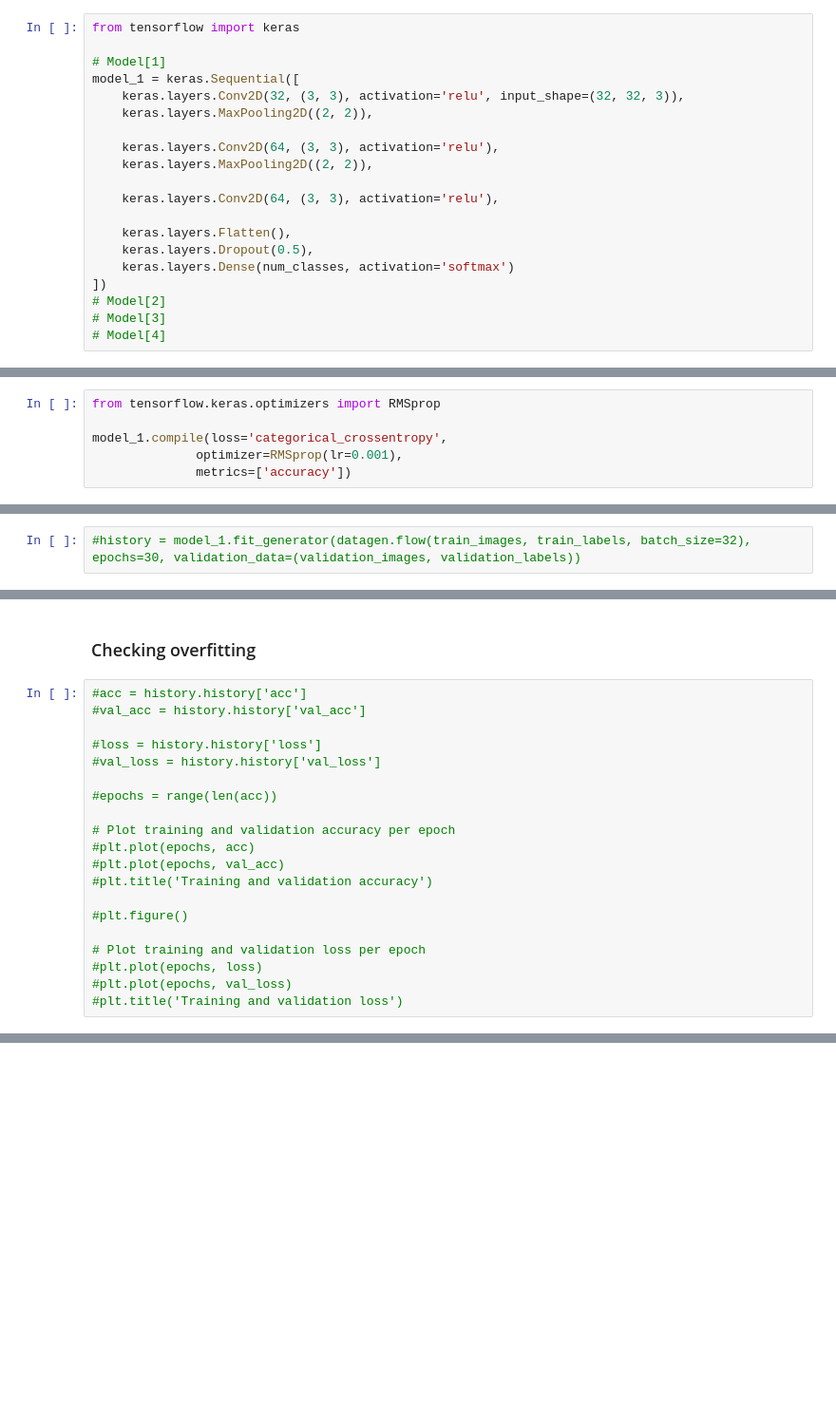
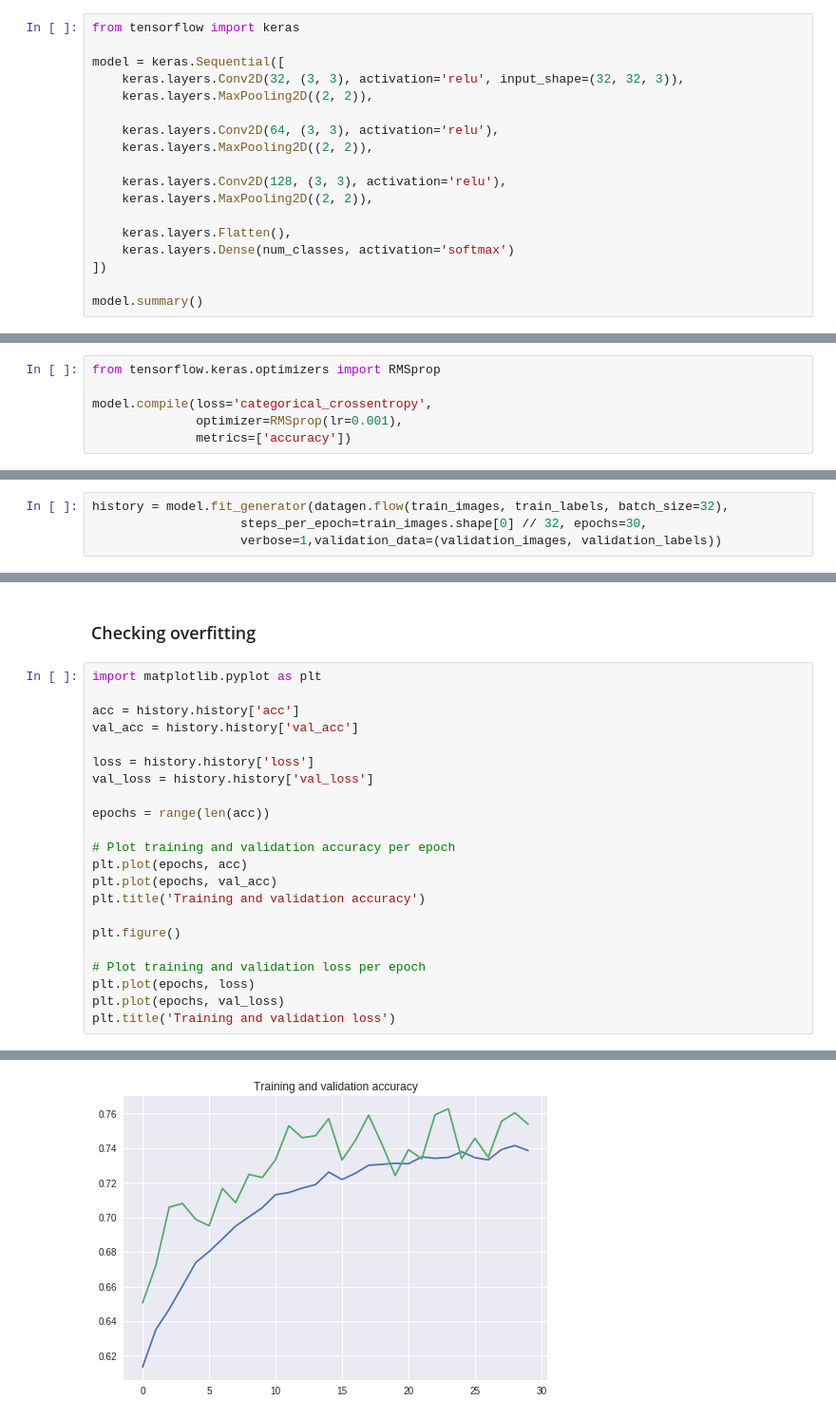
Before and after one commit to IreneLedyaeva/CAP-5610, a Jupyter notebook: HW2/problem_1.ipynb, the cells around one changed output, grey strips where cells are left out. Shown at 95% size. Drawn from its saved outputs; the diff is of its cells as text; blank space fills up the shorter version.

Commit message:
Created an architecture with data augmentation

```diff
--- a/HW2/problem_1.ipynb
+++ b/HW2/problem_1.ipynb
@@ -62,20 +62,18 @@ datagen.fit(train_images)
 # %%
 from tensorflow import keras
 
-# Model[1]
-model_1 = keras.Sequential([
+model = keras.Sequential([
     keras.layers.Conv2D(32, (3, 3), activation='relu', input_shape=(32, 32, 3)),
     keras.layers.MaxPooling2D((2, 2)),
 
     keras.layers.Conv2D(64, (3, 3), activation='relu'),
     keras.layers.MaxPooling2D((2, 2)),
 
-    keras.layers.Conv2D(64, (3, 3), activation='relu'),
+    keras.layers.Conv2D(128, (3, 3), activation='relu'),
+    keras.layers.MaxPooling2D((2, 2)),
 
     keras.layers.Flatten(),
-    keras.layers.Dropout(0.5),
     keras.layers.Dense(num_classes, activation='softmax')
 ])
-# Model[2]
-# Model[3]
-# Model[4]
+
+model.summary()
@@ -84,10 +100,12 @@ model_1 = keras.Sequential([
 # %%
 from tensorflow.keras.optimizers import RMSprop
 
-model_1.compile(loss='categorical_crossentropy',
+model.compile(loss='categorical_crossentropy',
               optimizer=RMSprop(lr=0.001),
               metrics=['accuracy'])
 # %% [markdown]
 ### Training the model
 # %%
-#history = model_1.fit_generator(datagen.flow(train_images, train_labels, batch_size=32), epochs=30, validation_data=(validation_images, validation_labels))
+history = model.fit_generator(datagen.flow(train_images, train_labels, batch_size=32),
+                    steps_per_epoch=train_images.shape[0] // 32, epochs=30,
+                    verbose=1,validation_data=(validation_images, validation_labels))
@@ -94,22 +142,25 @@ model_1.compile(loss='categorical_crossentropy',
 # %% [markdown]
 ### Checking overfitting
 # %%
-#acc = history.history['acc']
-#val_acc = history.history['val_acc']
+import matplotlib.pyplot as plt
 
-#loss = history.history['loss']
-#val_loss = history.history['val_loss']
+acc = history.history['acc']
+val_acc = history.history['val_acc']
 
-#epochs = range(len(acc))
+loss = history.history['loss']
+val_loss = history.history['val_loss']
+
+epochs = range(len(acc))
 
 # Plot training and validation accuracy per epoch
-#plt.plot(epochs, acc)
-#plt.plot(epochs, val_acc)
-#plt.title('Training and validation accuracy')
+plt.plot(epochs, acc)
+plt.plot(epochs, val_acc)
+plt.title('Training and validation accuracy')
 
-#plt.figure()
+plt.figure()
 
 # Plot training and validation loss per epoch
-#plt.plot(epochs, loss)
-#plt.plot(epochs, val_loss)
-#plt.title('Training and validation loss')
+plt.plot(epochs, loss)
+plt.plot(epochs, val_loss)
+plt.title('Training and validation loss')
+# %% [output]
@@ -115,0 +168 @@ model_1.compile(loss='categorical_crossentropy',
+[figure, added]
```
Also changed, not shown: parts of 10 cells of this notebook.
